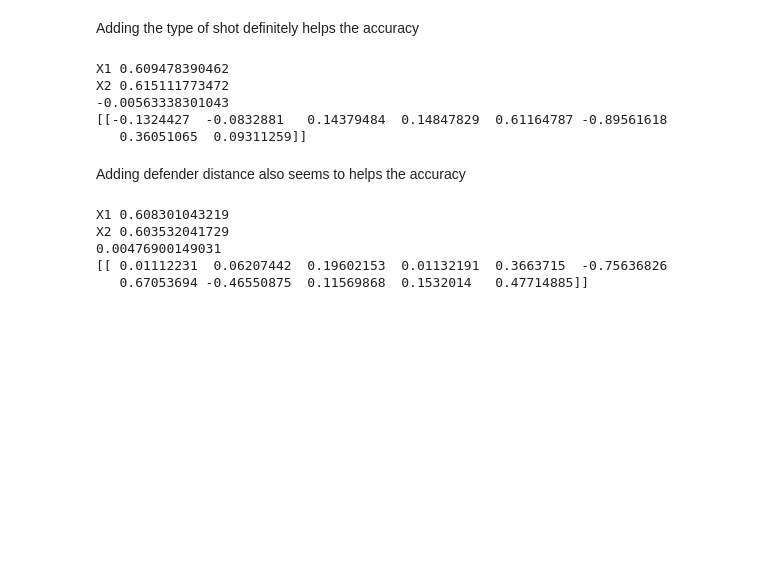
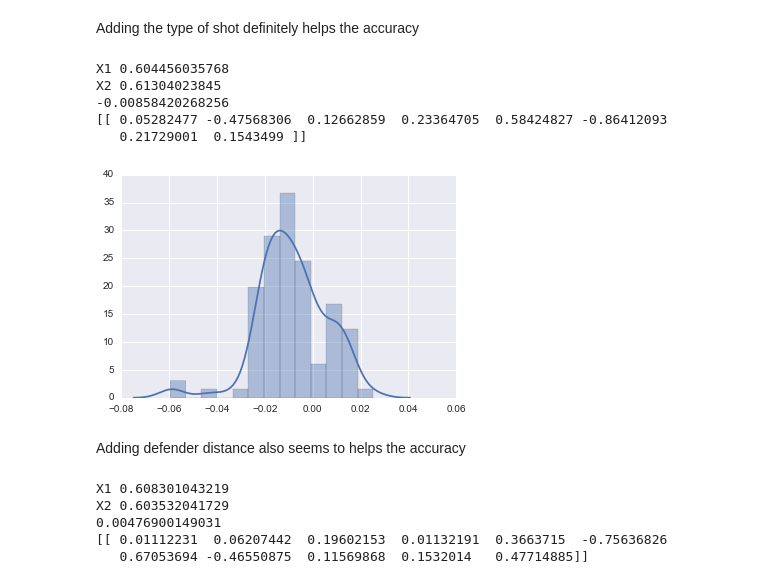
Before and after one commit to billmwong/FiveThirtyGreat, a Jupyter notebook: final_shot_predictor.ipynb, the cells around one changed output. Drawn from its saved outputs; the diff is of its cells as text; code cells hidden in the pictures; blank space fills up the shorter version.

```diff
--- a/final_shot_predictor.ipynb
+++ b/final_shot_predictor.ipynb
@@ -136,13 +137,16 @@ Adding the type of shot definitely helps the accuracy
 # %%
 predictor1 = [u'16-24', u'24+', u'8-16', u'less than 8', u'else', u'jump', u'layup']
 predictor2 = predictor1+ ['Def Dist.']
 a= trials(100, LogisticRegression(), tt, predictor1, predictor2, tt["Made?"])
+sns.distplot(a)
+# plt.savefig("./graphs/compareBase&DefDist.png")
 # %% [output]
-X1 0.609478390462
-X2 0.615111773472
--0.00563338301043
-[[-0.1324427  -0.0832881   0.14379484  0.14847829  0.61164787 -0.89561618
-   0.36051065  0.09311259]]
+X1 0.604456035768
+X2 0.61304023845
+-0.00858420268256
+[[ 0.05282477 -0.47568306  0.12662859  0.23364705  0.58424827 -0.86412093
+   0.21729001  0.1543499 ]]
+[figure, added]
 # %% [markdown]
 Adding defender distance also seems to helps the accuracy
 # %%
```
Also changed, not shown: parts of 24 cells of this notebook, 6 other files.
